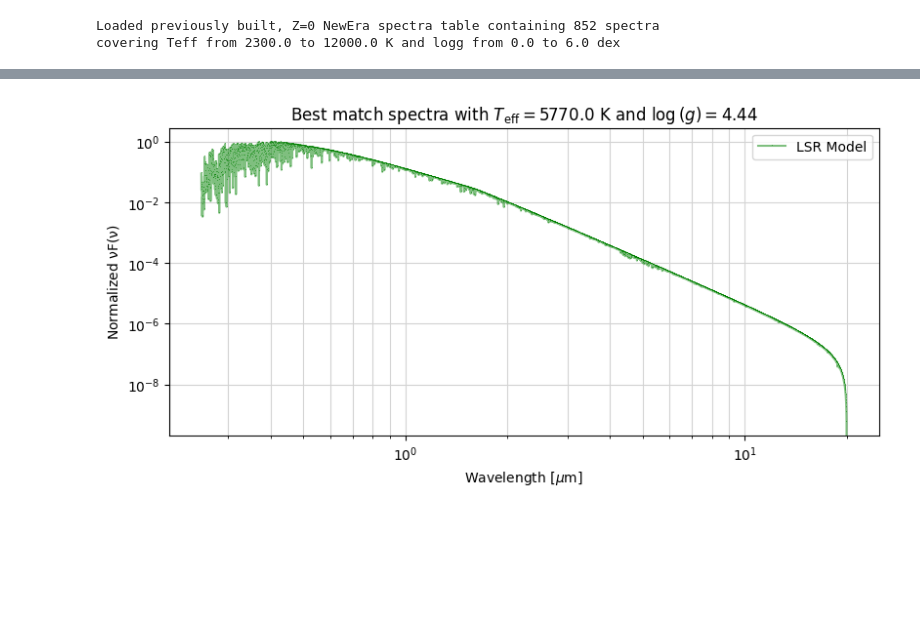
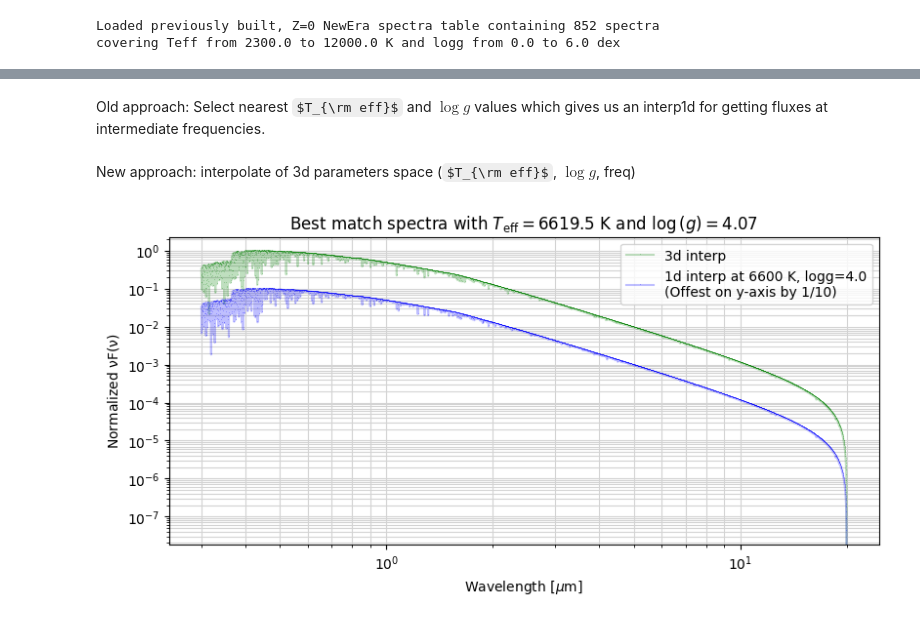
Before and after one commit to SteveOv/modebs, a Jupyter notebook: read-phoenix-pickle-spectra.ipynb, the cells around one changed output, grey strips where cells are left out. Cells and saved outputs as stored; diff of their text form; code cells hidden in the pictures; some formulas as TeX source; blank space fills up the shorter version.

Commit message:
new approach to NewEra spectra sampling with 3d interpolation

```diff
--- a/read-phoenix-pickle-spectra.ipynb
+++ b/read-phoenix-pickle-spectra.ipynb
@@ -33 +45,5 @@ covering Teff from 2300.0 to 12000.0 K and logg from 0.0 to 6.0 dex
+# %%
+spec_data = np.load(Path("libs/data/newera/PHOENIX-NewEra-for-interp3d.npy.npz"))
+points = (spec_data["teffs"], spec_data["loggs"], spec_data["freqs"])
+V = spec_data["V"]
 # %% [markdown]
@@ -35,28 +51,45 @@ covering Teff from 2300.0 to 12000.0 K and logg from 0.0 to 6.0 dex
+# %%
+# Selection criteria
+teff = 6619.5
+logg = 4.07
+plot_lambdas = np.logspace(np.log10(0.3), np.log10(20), 5000)[:-1]
+plot_freq = c*1e6 / plot_lambdas
+# %% [markdown]
+Old approach: Select nearest $T_{\rm eff}$ and $\log{g}$ values which gives us an
+interp1d for getting fluxes at intermediate frequencies.
 # %%
-# Selection criteria
-teff = 5750
-logg = 4.3
-
 # Find the rows with the nearest Teff
 teff_best_diff = table[np.argmin(np.abs(table["teff"]-teff))]["teff"] - teff
 teff_mask = (table["teff"]+teff_best_diff == teff) | (table["teff"]-teff_best_diff == teff)
 
 # And select the row with the nearest logg
 row = table[teff_mask][np.argmin(np.abs(table[teff_mask]["logg"]-logg))]
+
+# Use 1d interpolation to get the fluxes for the chosen frequencies
+_fluxes = row["flux_interp"](plot_freq)
+vfv = _fluxes * plot_freq
+norm_vfv = (vfv - vfv.min()) / (vfv.max() - vfv.min())
+# %% [markdown]
+New approach: interpolate of 3d parameters space ($T_{\rm eff}$, $\log{g}$, freq)
+# %%
+# We can interpolate for multiple values in one hit;
+# in this case we want multiple frequencies for a single Teff/logg combo
+xi = np.array([[teff, logg, f] for f in plot_freq])
+
+# Get the fluxes based on a 3d interpolation for the chosen Teff, logg and frequencies (xi)
+_fluxes = interpn(points, V, xi, method="linear")
+vfv_int = _fluxes * plot_freq
+norm_vfv_int = (vfv_int - vfv_int.min()) / (vfv_int.max() - vfv_int.min())
 # %%
-# Prep the spectrum
-plot_lambdas = np.logspace(np.log10(row["lam_from"]), np.log10(row["lam_to"]), 5000)[:-1]
-plot_freq = c*1e6 / plot_lambdas
-vfv = row["flux_interp"](plot_freq) * plot_freq
-norm_vfv = (vfv - vfv.min()) / (vfv.max() - vfv.min())
-
-title = f"Best match spectra with $T_{{\\rm eff}}={row['teff']}$ K and $\\log{{(g)}}={row['logg']}$"
+title = f"Best match spectra with $T_{{\\rm eff}}={teff}$ K and $\\log{{(g)}}={logg}$"
 fig, ax = plt.subplots(1, 1, figsize=(8, 4), constrained_layout=True)
-ax.loglog(plot_lambdas, norm_vfv, ",-g", alpha=0.5, label="LSR Model")
+ax.loglog(plot_lambdas, norm_vfv_int, ",-g", alpha=0.25, label=f"3d interp")
+ax.loglog(plot_lambdas, norm_vfv / 10, ",-b", alpha=0.25,
+          label=f"1d interp at {row['teff']:.0f} K, logg={row['logg']}\n(Offest on y-axis by 1/10)")
 ax.set(title=title, xlabel=r"Wavelength [$\mu$m]", ylabel=r"Normalized ${\rm \nu F(\nu)}$")
 ax.grid(True, which="both", axis="both", color="lightgray")
 ax.legend(loc="best")
 plt.show(fig)
 plt.close(fig)
 # %% [output]
-[figure, old version]
+[figure, new version]
```
Also changed, not shown: parts of 4 cells of this notebook, 1 other file.
